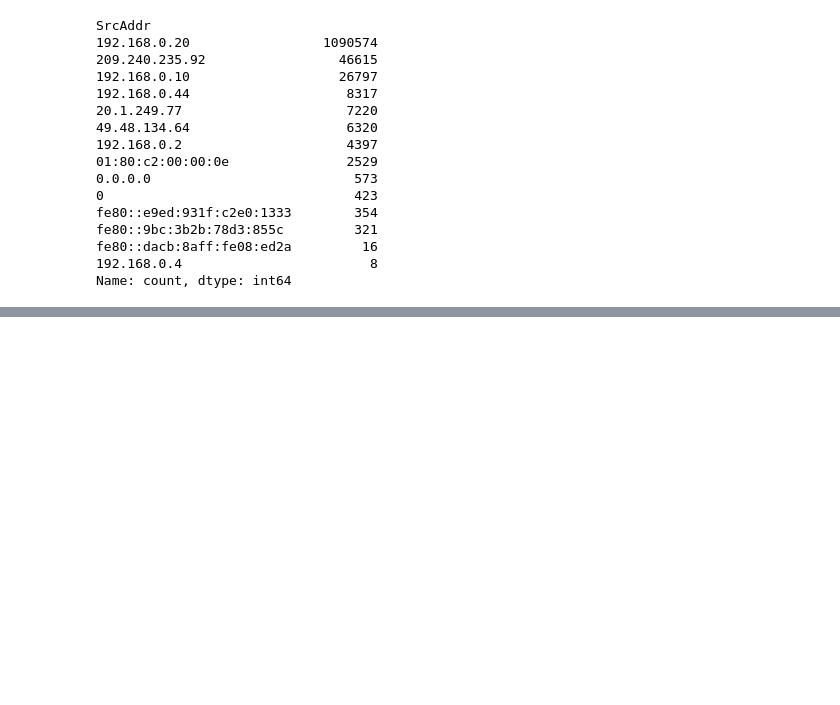
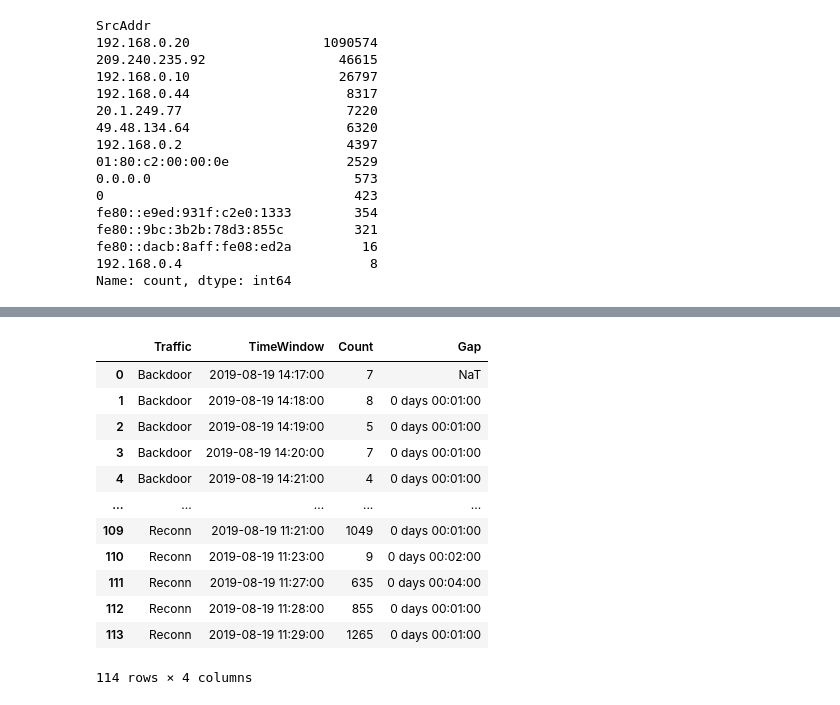
Before and after one commit to yjiahao/network-traffic-classification, a Jupyter notebook: notebooks/eda.ipynb, the cells around one changed output, grey strips where cells are left out. Cells and saved outputs as stored; diff of their text form; code cells hidden in the pictures; blank space fills up the shorter version.

```diff
--- a/notebooks/eda.ipynb
+++ b/notebooks/eda.ipynb
@@ -196,0 +290,29 @@ np.int64(8)
+# %%
+attack_windows = (
+    df[df["Traffic"] != "normal"]
+    .groupby(["Traffic", "TimeWindow"])
+    .size()
+    .reset_index(name="Count")
+    .sort_values(["Traffic", "TimeWindow"])
+)
+
+attack_windows["Gap"] = (
+    attack_windows.groupby("Traffic")["TimeWindow"]
+    .diff()
+)
+
+attack_windows
+# %% [output]
+|  | Traffic | TimeWindow | Count | Gap |
+| 0 | Backdoor | 2019-08-19 14:17:00 | 7 | NaT |
+| 1 | Backdoor | 2019-08-19 14:18:00 | 8 | 0 days 00:01:00 |
+| 2 | Backdoor | 2019-08-19 14:19:00 | 5 | 0 days 00:01:00 |
+| 3 | Backdoor | 2019-08-19 14:20:00 | 7 | 0 days 00:01:00 |
+| 4 | Backdoor | 2019-08-19 14:21:00 | 4 | 0 days 00:01:00 |
+| ... | ... | ... | ... | ... |
+| 109 | Reconn | 2019-08-19 11:21:00 | 1049 | 0 days 00:01:00 |
+| 110 | Reconn | 2019-08-19 11:23:00 | 9 | 0 days 00:02:00 |
+| 111 | Reconn | 2019-08-19 11:27:00 | 635 | 0 days 00:04:00 |
+| 112 | Reconn | 2019-08-19 11:28:00 | 855 | 0 days 00:01:00 |
+| 113 | Reconn | 2019-08-19 11:29:00 | 1265 | 0 days 00:01:00 |
+114 rows × 4 columns
```
Also changed, not shown: parts of 14 cells of this notebook, 7 other files.
